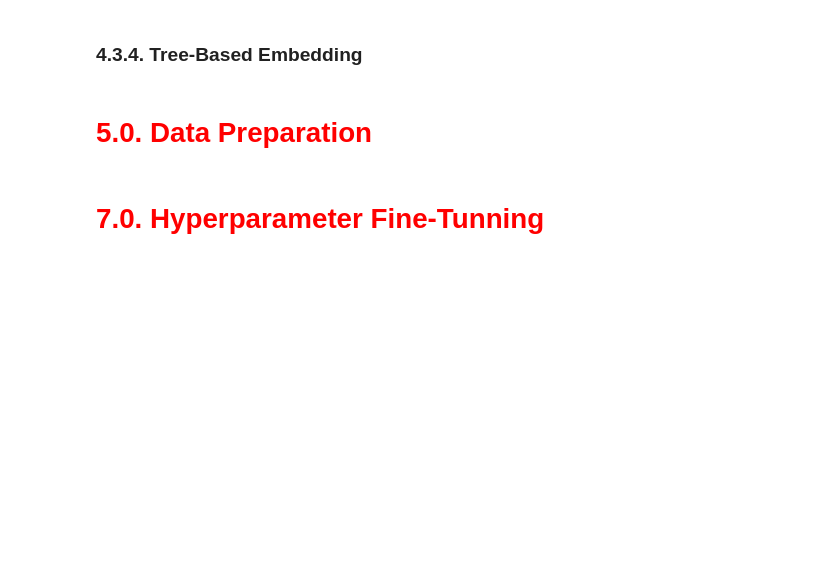
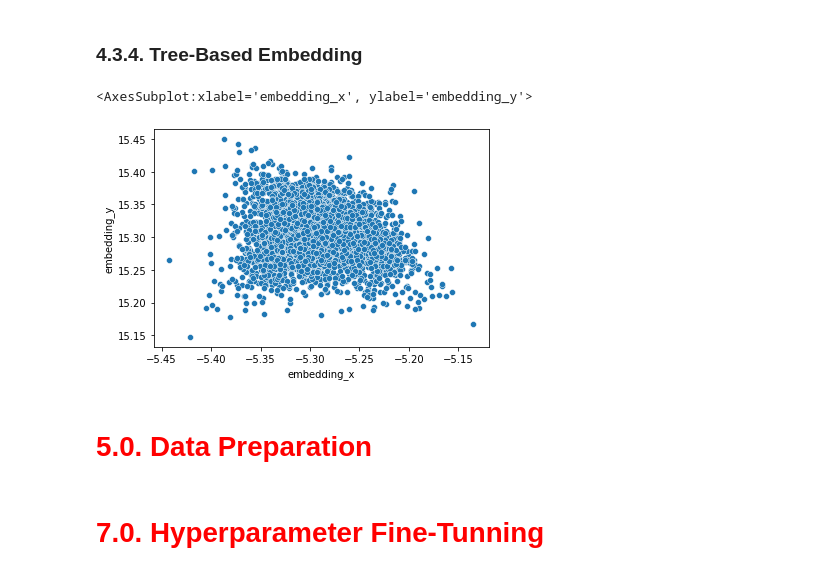
Before and after one commit to brunoschirmer/insiders_clustering, a Jupyter notebook: src/models/c10-bs-deploy.ipynb, the cells around one changed output. Saved outputs shown, nothing was run; the diff lists cells and outputs as text; code cells hidden in the pictures; blank space fills up the shorter version.

```diff
--- a/src/models/c10-bs-deploy.ipynb
+++ b/src/models/c10-bs-deploy.ipynb
@@ -480,28 +485,31 @@ y = df43['gross_revenue']
 #rf_model.fit( X, y )
 
 #rf_model = pickle.load( open( '../models/rf_model.pkl', 'rb' ) )
-rf_model = pickle.load( fs.open( 's3://insiders-dataset/rf_model.pkl', 'rb' ) )
+rf_model = pickle.load( fs.open( 's3://insiders-dataset-bs/rf_model.pkl', 'rb' ) )
 
 # Leaf
 df_leaf = pd.DataFrame( rf_model.apply( X ) )
 # %%
 # Reduzer dimensionality
 #reducer = umap.UMAP( random_state=42 )
 #embedding = reducer.fit_transform( df_leaf )
 
 #reducer = pickle.load( open( '../features/umap_reducer.pkl', 'rb' ) )
-reducer = pickle.load( fs.open( 's3://insiders-dataset/umap_reducer.pkl', 'rb' ) )
+reducer = pickle.load( fs.open( 's3://insiders-dataset-bs/umap_reducer.pkl', 'rb' ) )
 embedding = reducer.transform( df_leaf )
 
 # embedding
 df_tree = pd.DataFrame()
 df_tree['embedding_x'] = embedding[:, 0]
 df_tree['embedding_y'] = embedding[:, 1]
 
 # plot UMAP
 sns.scatterplot( x='embedding_x',
                  y='embedding_y',
                  data=df_tree )
+# %% [output]
+<AxesSubplot:xlabel='embedding_x', ylabel='embedding_y'>
+[figure, added]
 # %% [markdown]
 # <font color='red'> 5.0. Data Preparation </font>
 # %%
```
Also changed, not shown: parts of 7 cells of this notebook, 10 other files.
